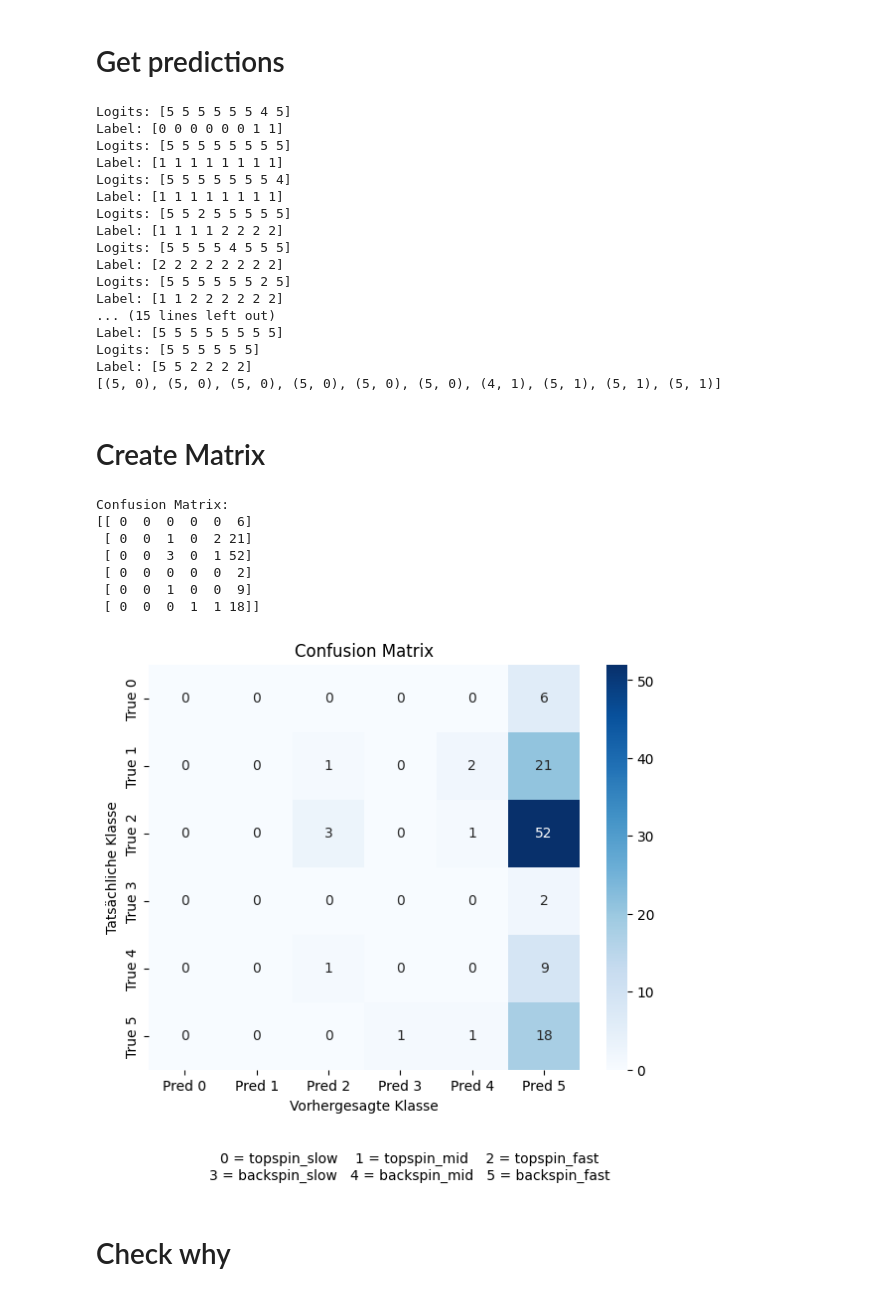
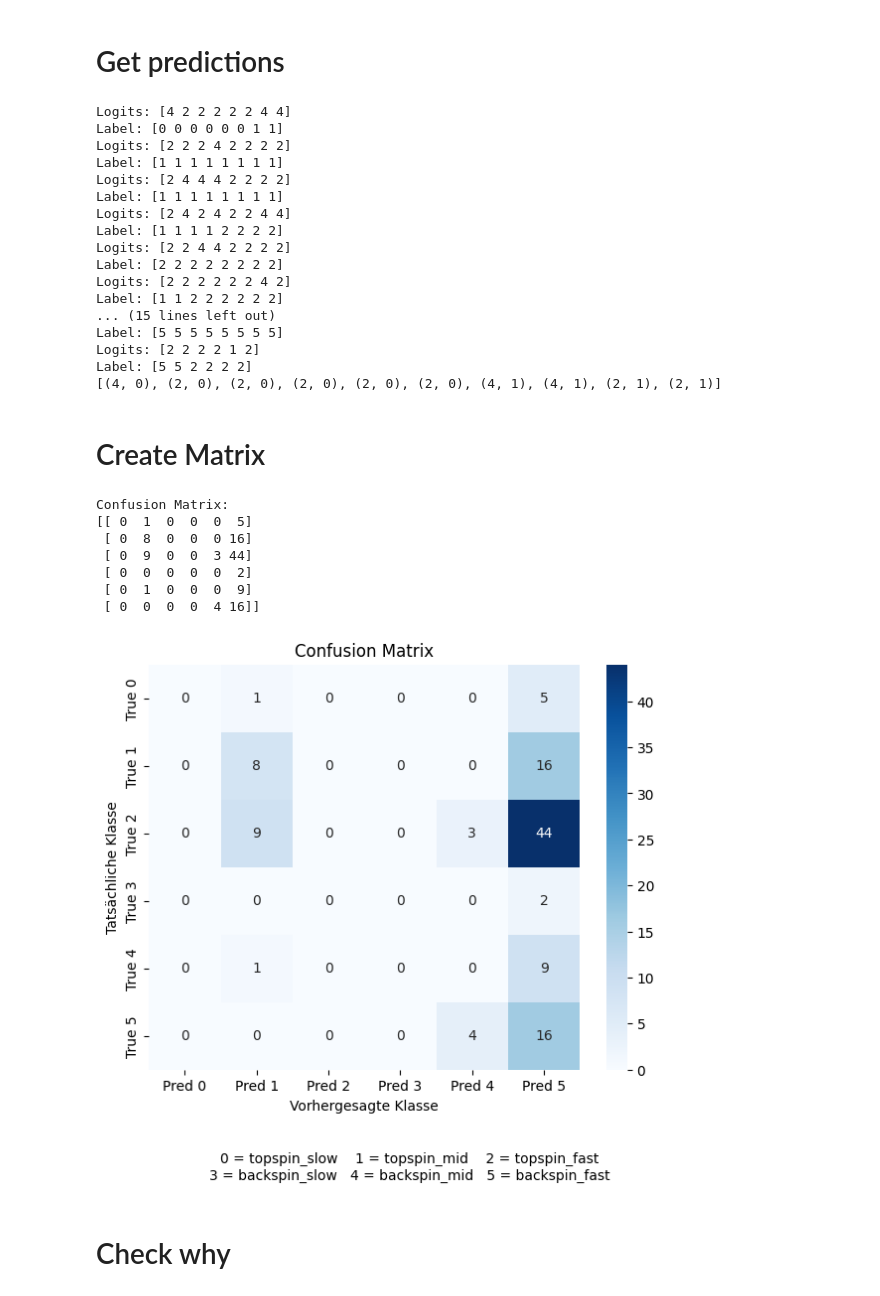
Before and after one commit to leviN1998/Master_Thesis, a Jupyter notebook: notebooks/5.0-lk-confusion-matrix.ipynb, the cells around one changed output. Drawn from its saved outputs; the diff is of its cells as text; code cells hidden in the pictures.

```diff
--- a/notebooks/5.0-lk-confusion-matrix.ipynb
+++ b/notebooks/5.0-lk-confusion-matrix.ipynb
@@ -21,7 +21,7 @@ import numpy as np
 # %% [markdown]
 # Load checkpoint
 # %%
-checpoint_path = "../logs/train/runs/" + "2025-08-20_18-03-34/" + "checkpoints/" + "epoch_035.ckpt"
+checpoint_path = "../logs/train/runs/" + "2025-09-10_20-13-05/" + "checkpoints/" + "epoch_034.ckpt"
 
 # model = torch.load(checpoint_path, map_location=torch.device('cpu'), weights_only=False)
 model = TopspinLitModule.load_from_checkpoint(checpoint_path)
@@ -136,23 +138,23 @@ with torch.no_grad():
 
 print(predictions[:10])  # Print first 10 predictions
 # %% [output]
-Logits: [5 5 5 5 5 5 4 5]
+Logits: [4 2 2 2 2 2 4 4]
 Label: [0 0 0 0 0 0 1 1]
-Logits: [5 5 5 5 5 5 5 5]
+Logits: [2 2 2 4 2 2 2 2]
 Label: [1 1 1 1 1 1 1 1]
-Logits: [5 5 5 5 5 5 5 4]
+Logits: [2 4 4 4 2 2 2 2]
 Label: [1 1 1 1 1 1 1 1]
-Logits: [5 5 2 5 5 5 5 5]
+Logits: [2 4 2 4 2 2 4 4]
 Label: [1 1 1 1 2 2 2 2]
-Logits: [5 5 5 5 4 5 5 5]
+Logits: [2 2 4 4 2 2 2 2]
 Label: [2 2 2 2 2 2 2 2]
-Logits: [5 5 5 5 5 5 2 5]
+Logits: [2 2 2 2 2 2 4 2]
 Label: [1 1 2 2 2 2 2 2]
 ... (15 lines left out)
 Label: [5 5 5 5 5 5 5 5]
-Logits: [5 5 5 5 5 5]
+Logits: [2 2 2 2 1 2]
 Label: [5 5 2 2 2 2]
-[(5, 0), (5, 0), (5, 0), (5, 0), (5, 0), (5, 0), (4, 1), (5, 1), (5, 1), (5, 1)]
+[(4, 0), (2, 0), (2, 0), (2, 0), (2, 0), (2, 0), (4, 1), (4, 1), (2, 1), (2, 1)]
 # %% [markdown]
 # Create Matrix
 # %%
@@ -160,42 +162,42 @@ from sklearn.metrics import confusion_matrix
 import matplotlib.pyplot as plt
 import seaborn as sns
 # %%
-preds = [p for p,l in predictions]
+preds = [(p + 3) % 6 for p,l in predictions]
 labels = [l for p,l in predictions]
 
 cm = confusion_matrix(labels, preds, labels=list(range(6)))
 print("Confusion Matrix:")
 print(cm)
 
 # Schöne Visualisierung
 plt.figure(figsize=(7,6))
 sns.heatmap(cm, annot=True, fmt="d", cmap="Blues",
             xticklabels=[f"Pred {i}" for i in range(6)],
             yticklabels=[f"True {i}" for i in range(6)])
 plt.xlabel("Vorhergesagte Klasse")
 plt.ylabel("Tatsächliche Klasse")
 plt.title("Confusion Matrix")
 
 plt.subplots_adjust(bottom=0.2)  # extra Platz unten
 
 # Beschreibung der Klassen unterhalb einfügen
 label_text = (
     "0 = topspin_slow    1 = topspin_mid    2 = topspin_fast\n"
     "3 = backspin_slow   4 = backspin_mid   5 = backspin_fast"
 )
 plt.figtext(0.5, 0.02, label_text,
             wrap=True, horizontalalignment='center', fontsize=10)
 
 plt.show()
 # %% [output]
 Confusion Matrix:
-[[ 0  0  0  0  0  6]
- [ 0  0  1  0  2 21]
- [ 0  0  3  0  1 52]
+[[ 0  1  0  0  0  5]
+ [ 0  8  0  0  0 16]
+ [ 0  9  0  0  3 44]
  [ 0  0  0  0  0  2]
- [ 0  0  1  0  0  9]
- [ 0  0  0  1  1 18]]
+ [ 0  1  0  0  0  9]
+ [ 0  0  0  0  4 16]]
-[figure, old version]
+[figure, new version]
 # %% [markdown]
 # Check why
 # %%
```
Also changed, not shown: parts of 3 cells of this notebook, 2 other files.
